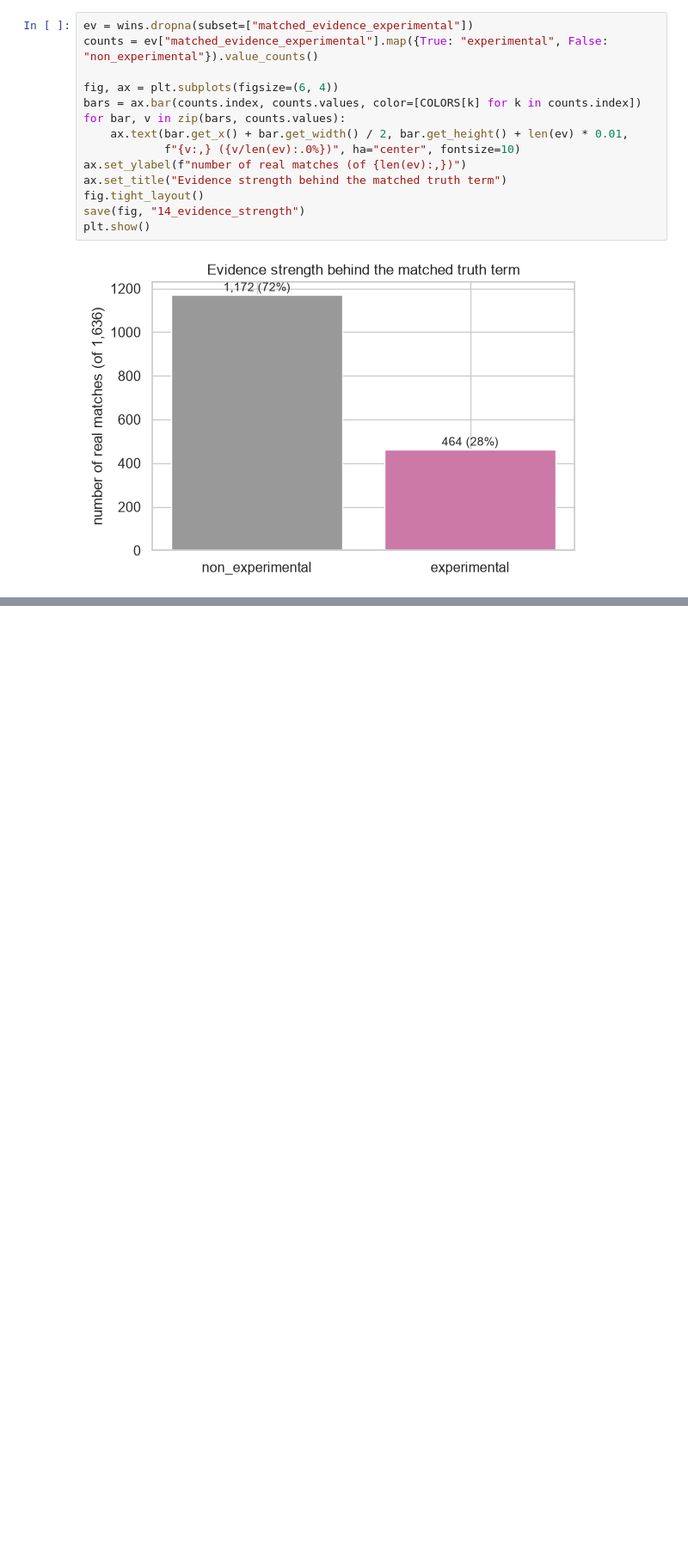
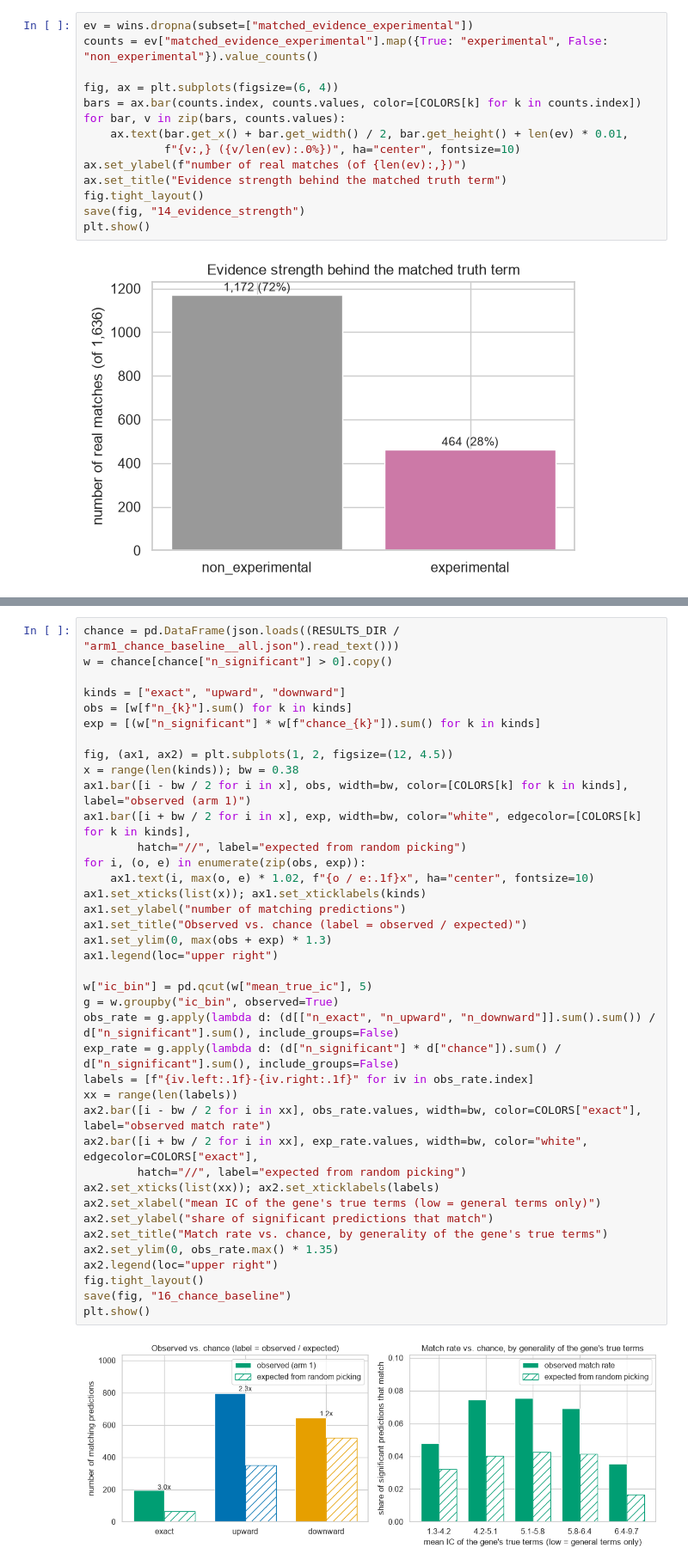
Before and after one commit to wsslflx/CellCoLLM, a Jupyter notebook: notebooks/arm1_go_enrichment_results.ipynb, the cells around one changed output, grey strips where cells are left out. Shown at 86% size. Saved outputs shown, nothing was run; the diff lists cells and outputs as text; blank space fills up the shorter version.

```diff
--- a/notebooks/arm1_go_enrichment_results.ipynb
+++ b/notebooks/arm1_go_enrichment_results.ipynb
@@ -537,0 +574,41 @@ inferred rather than directly measured biology.
+# %%
+chance = pd.DataFrame(json.loads((RESULTS_DIR / "arm1_chance_baseline__all.json").read_text()))
+w = chance[chance["n_significant"] > 0].copy()
+
+kinds = ["exact", "upward", "downward"]
+obs = [w[f"n_{k}"].sum() for k in kinds]
+exp = [(w["n_significant"] * w[f"chance_{k}"]).sum() for k in kinds]
+
+fig, (ax1, ax2) = plt.subplots(1, 2, figsize=(12, 4.5))
+x = range(len(kinds)); bw = 0.38
+ax1.bar([i - bw / 2 for i in x], obs, width=bw, color=[COLORS[k] for k in kinds], label="observed (arm 1)")
+ax1.bar([i + bw / 2 for i in x], exp, width=bw, color="white", edgecolor=[COLORS[k] for k in kinds],
+        hatch="//", label="expected from random picking")
+for i, (o, e) in enumerate(zip(obs, exp)):
+    ax1.text(i, max(o, e) * 1.02, f"{o / e:.1f}x", ha="center", fontsize=10)
+ax1.set_xticks(list(x)); ax1.set_xticklabels(kinds)
+ax1.set_ylabel("number of matching predictions")
+ax1.set_title("Observed vs. chance (label = observed / expected)")
+ax1.set_ylim(0, max(obs + exp) * 1.3)
+ax1.legend(loc="upper right")
+
+w["ic_bin"] = pd.qcut(w["mean_true_ic"], 5)
+g = w.groupby("ic_bin", observed=True)
+obs_rate = g.apply(lambda d: (d[["n_exact", "n_upward", "n_downward"]].sum().sum()) / d["n_significant"].sum(), include_groups=False)
+exp_rate = g.apply(lambda d: (d["n_significant"] * d["chance"]).sum() / d["n_significant"].sum(), include_groups=False)
+labels = [f"{iv.left:.1f}-{iv.right:.1f}" for iv in obs_rate.index]
+xx = range(len(labels))
+ax2.bar([i - bw / 2 for i in xx], obs_rate.values, width=bw, color=COLORS["exact"], label="observed match rate")
+ax2.bar([i + bw / 2 for i in xx], exp_rate.values, width=bw, color="white", edgecolor=COLORS["exact"],
+        hatch="//", label="expected from random picking")
+ax2.set_xticks(list(xx)); ax2.set_xticklabels(labels)
+ax2.set_xlabel("mean IC of the gene's true terms (low = general terms only)")
+ax2.set_ylabel("share of significant predictions that match")
+ax2.set_title("Match rate vs. chance, by generality of the gene's true terms")
+ax2.set_ylim(0, obs_rate.max() * 1.35)
+ax2.legend(loc="upper right")
+fig.tight_layout()
+save(fig, "16_chance_baseline")
+plt.show()
+# %% [output]
+[figure, added]
```
Also changed, not shown: parts of 35 cells of this notebook, 27 other files.
